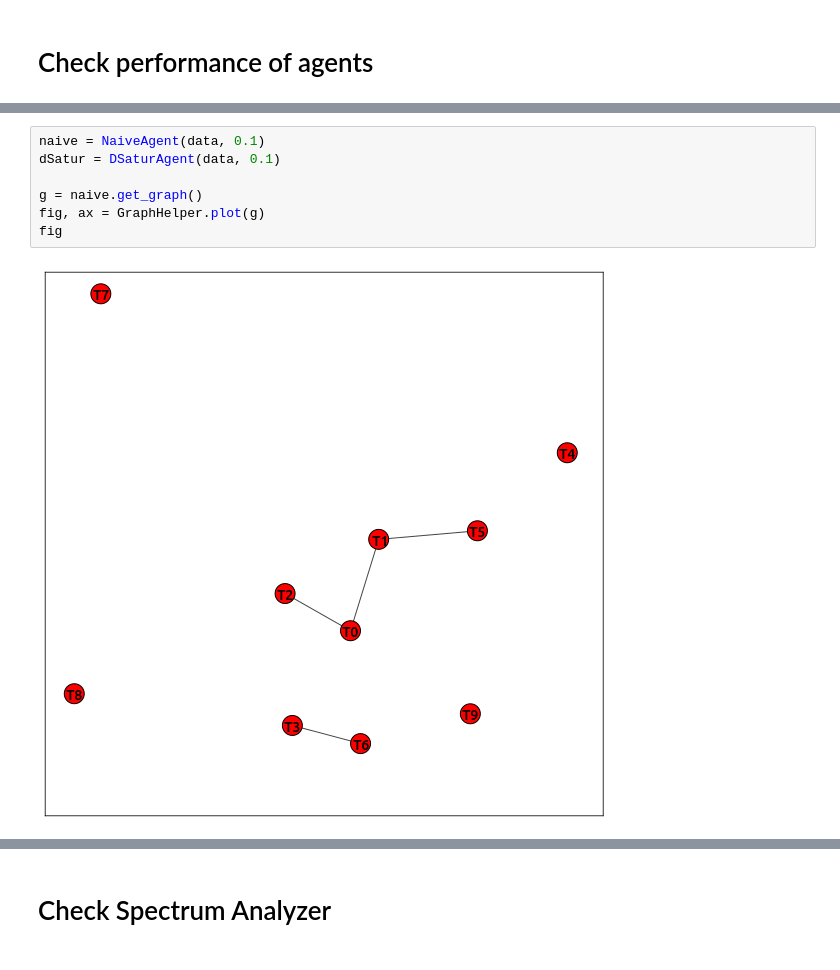
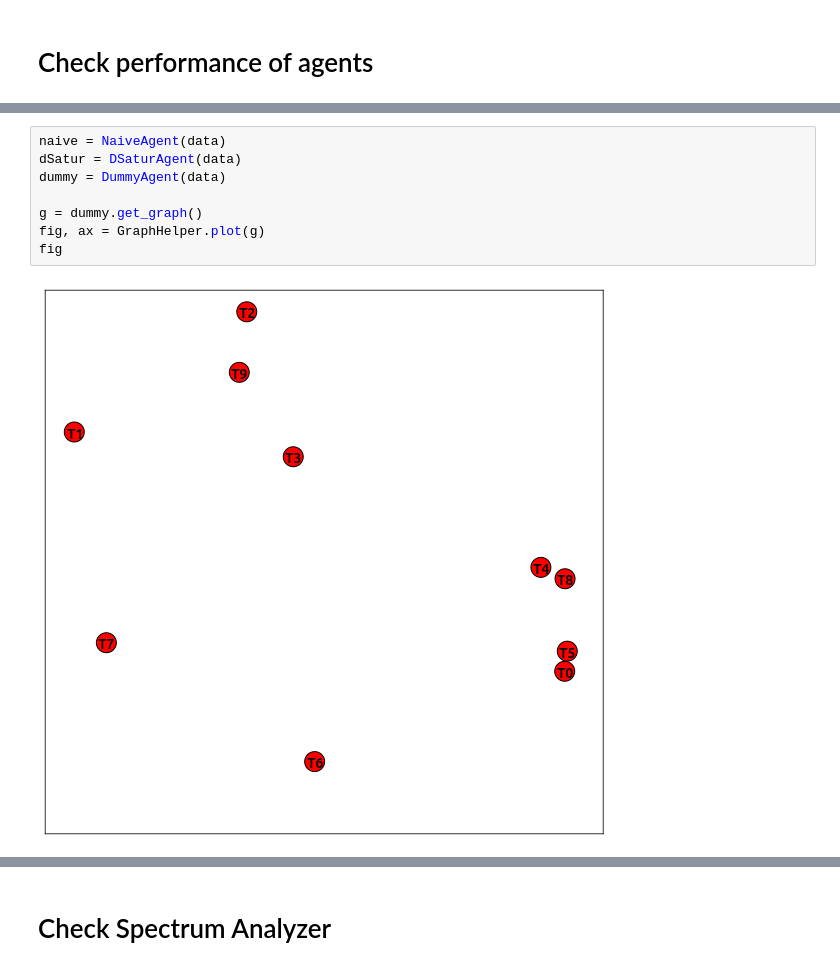
Before and after one commit to fstovarr/stochastic-models, a Jupyter notebook: graphs-project/graph.ipynb, the cells around one changed output, grey strips where cells are left out. Saved outputs shown, nothing was run; the diff lists cells and outputs as text.

```diff
--- a/graphs-project/graph.ipynb
+++ b/graphs-project/graph.ipynb
@@ -24,12 +24,13 @@ Dir  {'deg': 172, 'rad': 3.0019663134302466} {'x': 0, 'y': 0}
 # %%
-naive = NaiveAgent(data, 0.1)
-dSatur = DSaturAgent(data, 0.1)
+naive = NaiveAgent(data)
+dSatur = DSaturAgent(data)
+dummy = DummyAgent(data)
 
-g = naive.get_graph()
+g = dummy.get_graph()
 fig, ax = GraphHelper.plot(g)
 fig
 # %% [output]
-[figure, old version]
+[figure, new version]
 # %%
 naive.solve()
 dSatur.solve()
```
Also changed, not shown: parts of 25 cells of this notebook, 7 other files.
